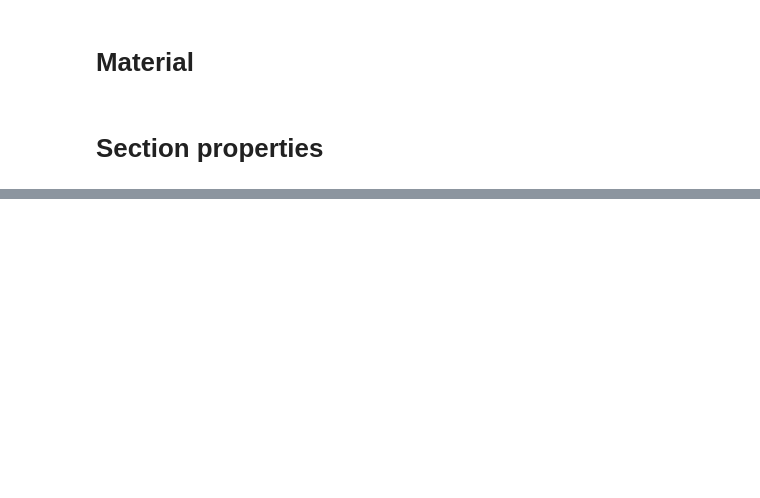
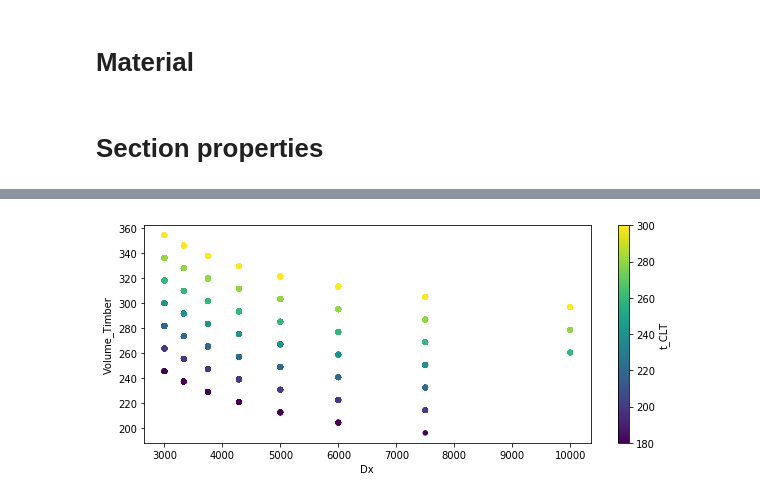
Before and after one commit to MarcoDona-CLTs/my-first-binder, a Jupyter notebook: FrameOptimization.ipynb, the cells around one changed output, grey strips where cells are left out. Drawn from its saved outputs; the diff is of its cells as text; code cells hidden in the pictures; blank space fills up the shorter version.

```diff
--- a/FrameOptimization.ipynb
+++ b/FrameOptimization.ipynb
@@ -218,0 +257,5 @@ for ii_Dx in Dx:
+# %%
+Data_Set.plot(kind='scatter',x='Dx',y='Volume_Timber',c='t_CLT', colormap='viridis',figsize=(10,4), sharex=False)
+plt.show()
+# %% [output]
+[figure, added]
```
Also changed, not shown: parts of 36 cells of this notebook.
